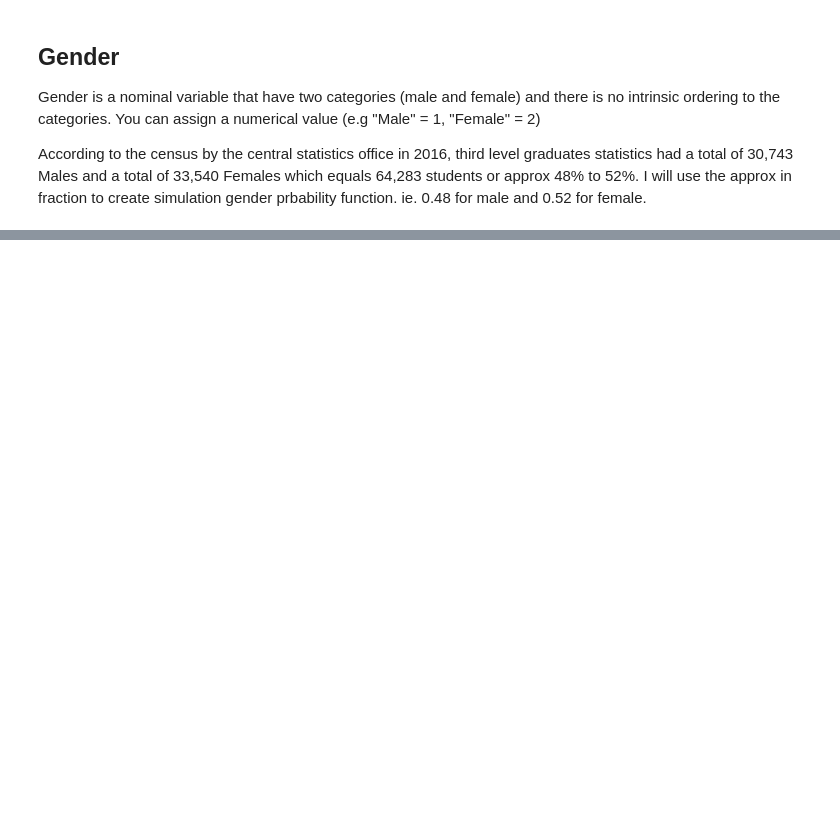
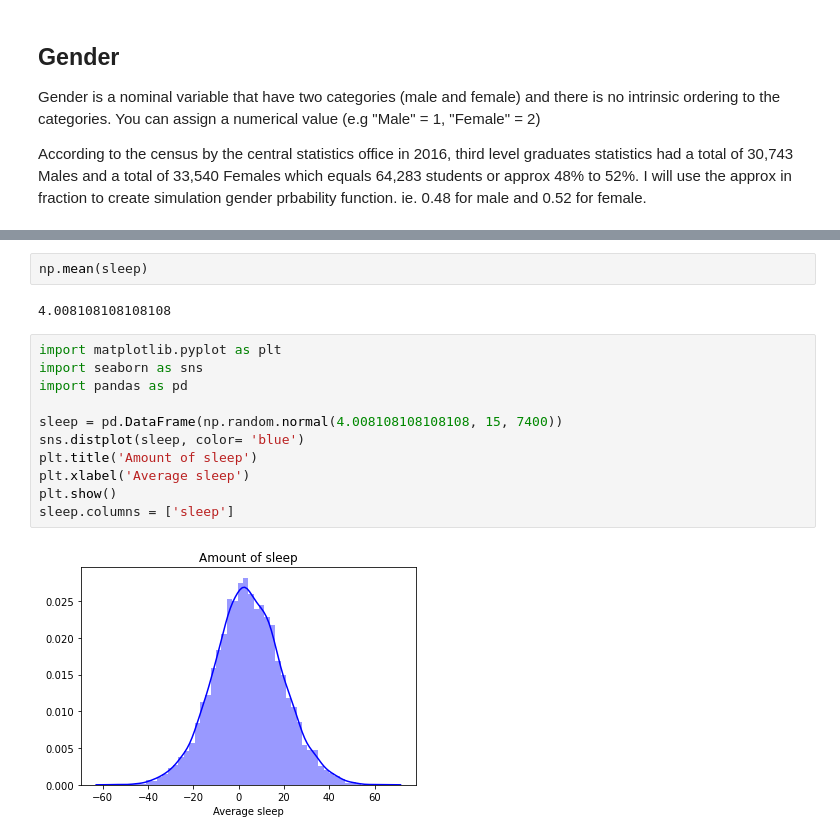
Before and after one commit to G00387847/programmingForDataAnalysisProject-2020, a Jupyter notebook: programmingForDataAnalysis-2020.ipynb, the cells around one changed output, grey strips where cells are left out. Saved outputs shown, nothing was run; the diff lists cells and outputs as text; blank space fills up the shorter version.

```diff
--- a/programmingForDataAnalysis-2020.ipynb
+++ b/programmingForDataAnalysis-2020.ipynb
@@ -103,0 +162,17 @@ plt.show()
+# %%
+np.mean(sleep)
+# %% [output]
+4.008108108108108
+# %%
+import matplotlib.pyplot as plt
+import seaborn as sns
+import pandas as pd
+
+sleep = pd.DataFrame(np.random.normal(4.008108108108108, 15, 7400))
+sns.distplot(sleep, color= 'blue')
+plt.title('Amount of sleep')
+plt.xlabel('Average sleep')
+plt.show()
+sleep.columns = ['sleep']
+# %% [output]
+[figure, added]
```
Also changed, not shown: parts of 14 cells of this notebook.
